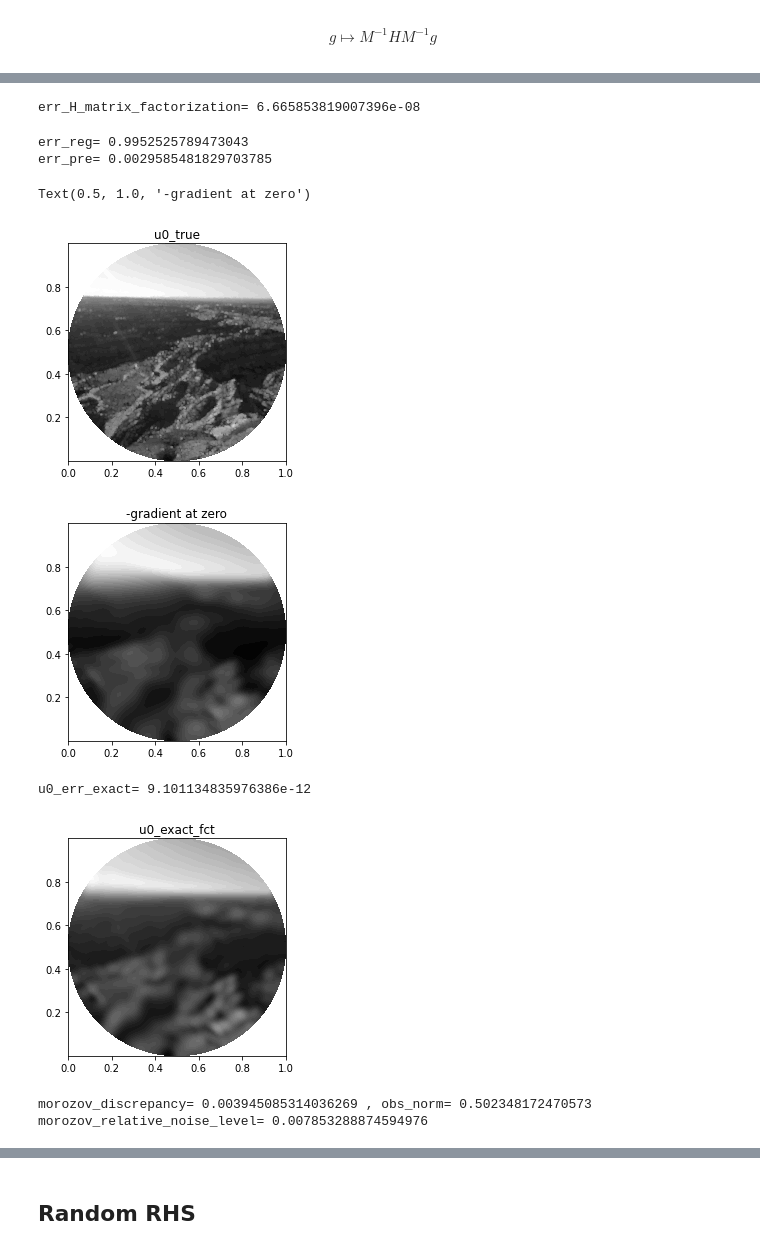
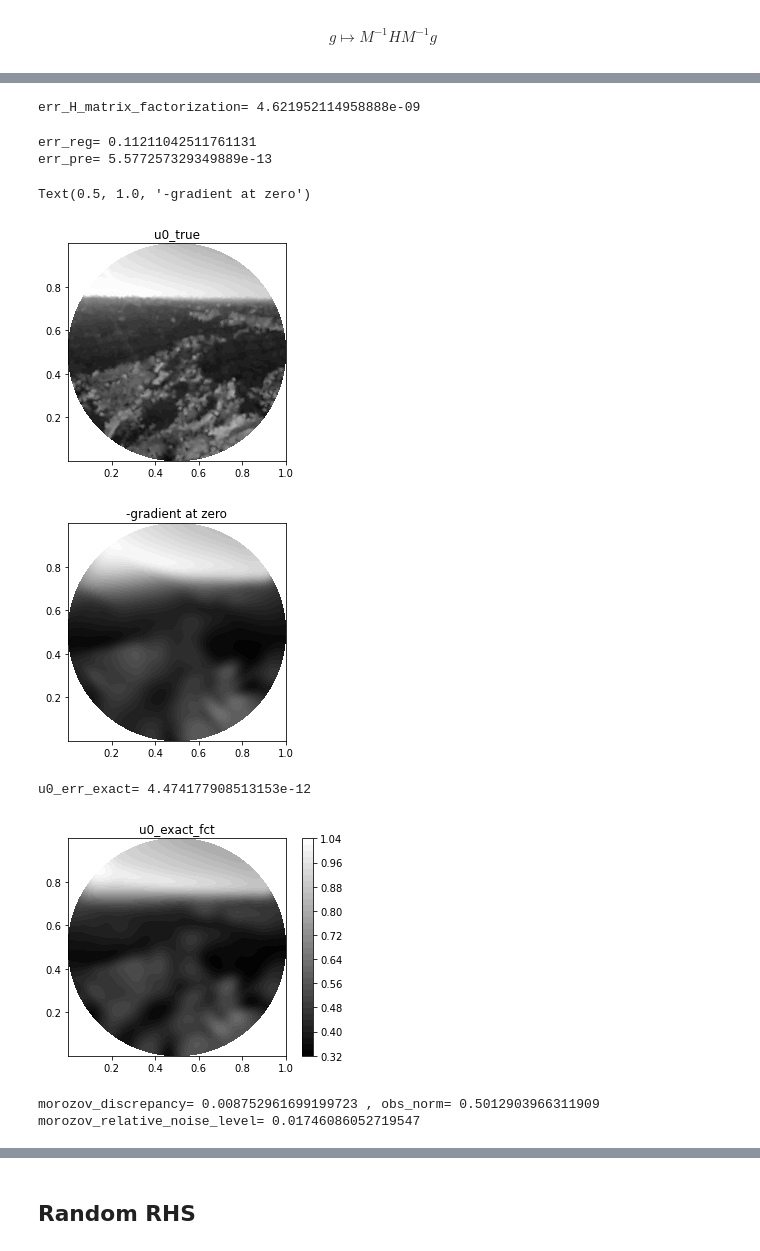
Before and after one commit to NickAlger/localpsf, a Jupyter notebook: code/heat_inverse_problem.ipynb, the cells around one changed output, grey strips where cells are left out. Cells and saved outputs as stored; diff of their text form; code cells hidden in the pictures.

```diff
--- a/code/heat_inverse_problem.ipynb
+++ b/code/heat_inverse_problem.ipynb
@@ -22,10 +22,10 @@ from basic_randomized_svd import basic_randomized_svd
 from load_angel_peak_badlands_image_into_fenics import load_angel_peak_badlands_image_into_fenics
 # %%
 fine_mesh_h=5e-3
-mesh_h= 1e-2 #5e-2
+mesh_h= 2e-2 # 1e-2
 finite_element_order=1
 # final_time_T=5e-4
-final_time_T = 1e-2 # 5e-2
+final_time_T = 2e-2 # 1e-2
 num_timesteps=35
 noise_level=5e-3
 mesh_center = np.array([0.5,0.5])
@@ -34,10 +34,10 @@ num_random_matrices_for_conductivity_field=4
 conductivity_interpolation_temperature=3
 boundary_tol = 0.5
 num_std_dev_tau=3
-# a_reg = 1e-4 # Morozov: 4.4 % noise
+a_reg = 1e-4 # Morozov: 4.4 % noise
 # a_reg = 5e-5 # Morozov: 2.9 % noise <-- good
 # a_reg = 2e-5 # Morozov: 1.7 % noise
-a_reg = 1e-5 # Morozov: 1.2 % noise
+# a_reg = 1e-5 # Morozov: 1.2 % noise
 # a_reg = 1e-6 # Morozov: 0.58 % noise, too small for mesh?
 # %%
 np.random.seed(1)
@@ -419,7 +419,7 @@ hpro.visualize_cluster_tree(ct, "heat_inverse_problem_cluster_tree")
 bct = hpro.build_block_cluster_tree(ct, ct, 2.0)
 hpro.visualize_block_cluster_tree(bct, "heat_inverse_problem_block_cluster_tree")
 
-Hd_hmatrix = lpsf.build_hmatrix(bct, tol=1e-8)
+Hd_hmatrix = lpsf.build_hmatrix(bct, tol=1e-8, symmetrize=True)
 
 hpro.visualize_hmatrix(Hd_hmatrix, "heat_inverse_problem_hmatrix")
 # %%
@@ -530,6 +531,6 @@ R_scale_err= 6.38202460273511e-19
 # %%
-H_hmatrix_sym = a_reg * R_hmatrix + M_hmatrix * (Hd_hmatrix_sym * M_hmatrix)
+H_hmatrix = Hd_hmatrix + a_reg * R_hmatrix
 
-hpro.visualize_hmatrix(H_hmatrix_sym, "heat_inverse_problem_H_hmatrix_sym")
+hpro.visualize_hmatrix(H_hmatrix, "heat_inverse_problem_H_hmatrix_sym")
 # %%
 x = np.random.randn(V.dim())
@@ -543,10 +542,12 @@ H_hmatrix_sym_factorized = H_hmatrix_sym.factorized_inverse()
+# %%
+iH_hmatrix = H_hmatrix.factorized_inverse()
 # %%
-err_H_matrix_factorization = np.linalg.norm(x - H_hmatrix_sym * H_hmatrix_sym_factorized.matvec(x))/np.linalg.norm(x)
+err_H_matrix_factorization = np.linalg.norm(x - H_hmatrix * iH_hmatrix.matvec(x))/np.linalg.norm(x)
 print('err_H_matrix_factorization=', err_H_matrix_factorization)
 # %% [output]
-err_H_matrix_factorization= 6.665853819007396e-08
+err_H_matrix_factorization= 4.621952114958888e-09
 # %%
-krylov_iter=5
+krylov_iter=20
 krylov_tol=1e-12
 
 # Hfull_linop = spla.LinearOperator((V.dim(), V.dim()), matvec=apply_H)
@@ -561,12 +562,12 @@ x_R = spla.gmres(H_linop, b, M=solve_R_linop, restart=krylov_iter, maxiter=1, to
 err_reg = np.linalg.norm(apply_H(x_R) - b)/np.linalg.norm(b)
 print('err_reg=', err_reg)
 
-x_pre = spla.gmres(H_linop, b, M=H_hmatrix_sym_factorized, restart=krylov_iter, maxiter=1, tol=krylov_tol)[0]
+x_pre = spla.gmres(H_linop, b, M=iH_hmatrix, restart=krylov_iter, maxiter=1, tol=krylov_tol)[0]
 err_pre = np.linalg.norm(apply_H(x_pre) - b)/np.linalg.norm(b)
 print('err_pre=', err_pre)
 # %% [output]
-err_reg= 0.9952525789473043
-err_pre= 0.0029585481829703785
+err_reg= 0.11211042511761131
+err_pre= 5.577257329349889e-13
 # %%
 z0 = fenics.Function(V)
 
@@ -583,26 +584,27 @@ fenics.plot(-g_reisz, cmap='gray')
 plt.title('-gradient at zero')
 # %% [output]
 Text(0.5, 1.0, '-gradient at zero')
-[figure, old version]
+[figure, new version]
-[figure, old version]
+[figure, new version]
 # %%
-u0_exact = spla.gmres(H_linop, -g, M=H_hmatrix_sym_factorized, restart=50, maxiter=1, tol=krylov_tol)[0]
+u0_exact = spla.gmres(H_linop, -g, M=iH_hmatrix, restart=50, maxiter=1, tol=krylov_tol)[0]
 u0_err_exact = np.linalg.norm(apply_H(u0_exact) + g)/np.linalg.norm(g)
 print('u0_err_exact=', u0_err_exact)
 
 u0_exact_fct = fenics.Function(V)
 u0_exact_fct.vector()[:] = u0_exact
-fenics.plot(u0_exact_fct, cmap='gray')
+cm = fenics.plot(u0_exact_fct, cmap='gray')
+plt.colorbar(cm)
 plt.title('u0_exact_fct')
 
 uf_fct = fenics.Function(V)
 uf_fct.vector()[:] = forward_map(u0_exact_fct.vector())
 
 uf_true_fct = fenics.Function(V)
 uf_true_fct.vector()[:] = forward_map(u0_true.vector())
 # %% [output]
-u0_err_exact= 9.101134835976386e-12
+u0_err_exact= 4.474177908513153e-12
-[figure, old version]
+[figure, new version]
 # %%
 morozov_discrepancy = np.sqrt(fenics.assemble((uf_true_fct - uf_fct)**2 * fenics.dx))
 
@@ -618,6 +620,6 @@ morozov_relative_noise_level = morozov_discrepancy / obs_norm
 print('morozov_discrepancy=', morozov_discrepancy, ', obs_norm=', obs_norm)
 print('morozov_relative_noise_level=', morozov_relative_noise_level)
 # %% [output]
-morozov_discrepancy= 0.003945085314036269 , obs_norm= 0.502348172470573
-morozov_relative_noise_level= 0.007853288874594976
+morozov_discrepancy= 0.008752961699199723 , obs_norm= 0.5012903966311909
+morozov_relative_noise_level= 0.01746086052719547
 # %%
```
Also changed, not shown: parts of 27 cells of this notebook, 1 other file.
